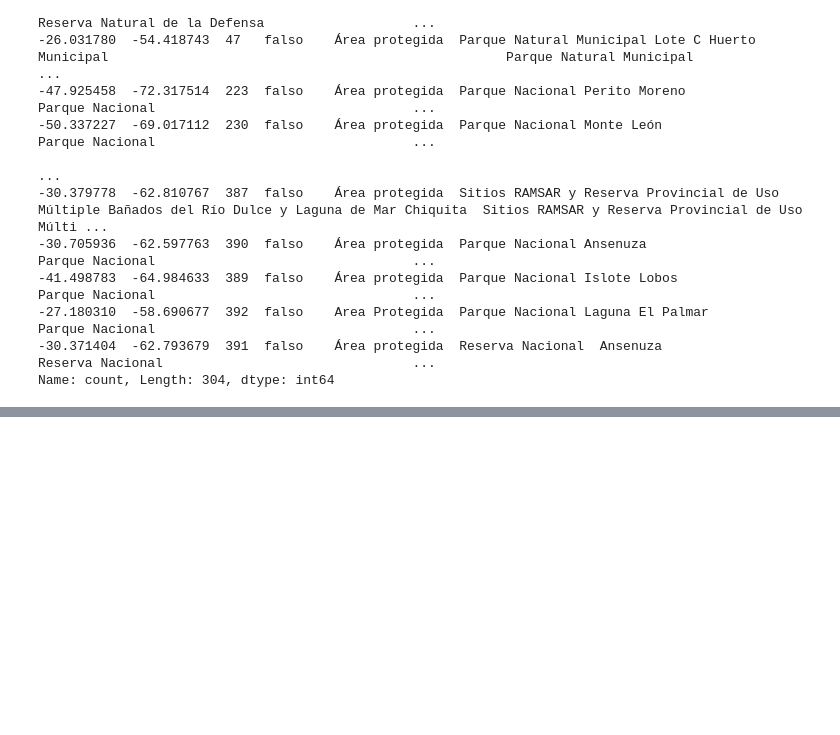
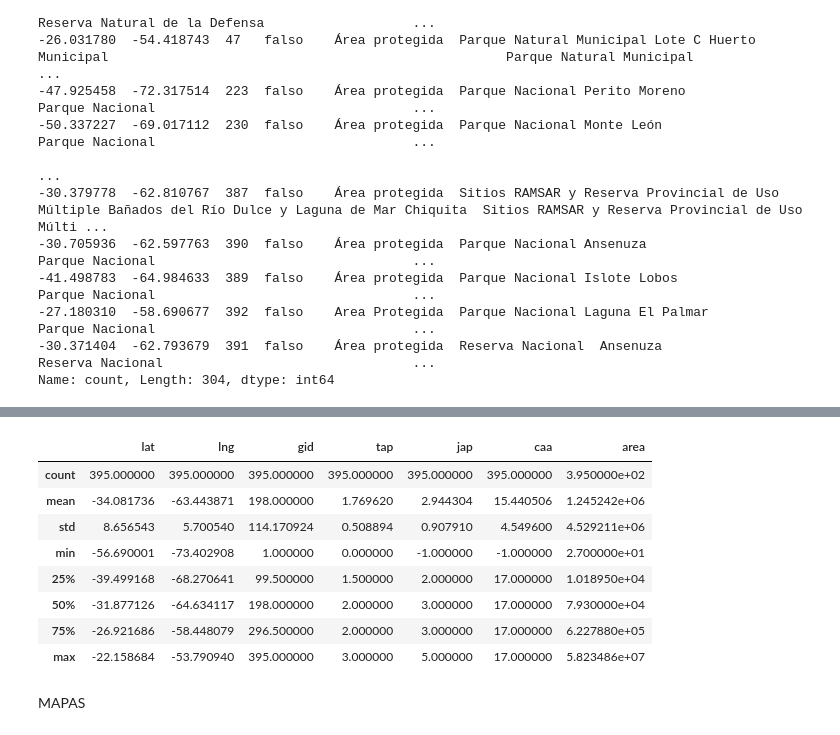
Before and after one commit to AleJndroMoreno/jupyter-, a Jupyter notebook: actividad09.ipynb, the cells around one changed output, grey strips where cells are left out. Drawn from its saved outputs; the diff is of its cells as text; code cells hidden in the pictures; blank space fills up the shorter version.

```diff
--- a/actividad09.ipynb
+++ b/actividad09.ipynb
@@ -139,0 +177,14 @@ import plotly.express as px
+# %%
+areas.describe()
+# %% [output]
+|  | lat | lng | gid | tap | jap | caa | area |
+| count | 395.000000 | 395.000000 | 395.000000 | 395.000000 | 395.000000 | 395.000000 | 3.950000e+02 |
+| mean | -34.081736 | -63.443871 | 198.000000 | 1.769620 | 2.944304 | 15.440506 | 1.245242e+06 |
+| std | 8.656543 | 5.700540 | 114.170924 | 0.508894 | 0.907910 | 4.549600 | 4.529211e+06 |
+| min | -56.690001 | -73.402908 | 1.000000 | 0.000000 | -1.000000 | -1.000000 | 2.700000e+01 |
+| 25% | -39.499168 | -68.270641 | 99.500000 | 1.500000 | 2.000000 | 17.000000 | 1.018950e+04 |
+| 50% | -31.877126 | -64.634117 | 198.000000 | 2.000000 | 3.000000 | 17.000000 | 7.930000e+04 |
+| 75% | -26.921686 | -58.448079 | 296.500000 | 2.000000 | 3.000000 | 17.000000 | 6.227880e+05 |
+| max | -22.158684 | -53.790940 | 395.000000 | 3.000000 | 5.000000 | 17.000000 | 5.823486e+07 |
+# %% [markdown]
+MAPAS
```
Also changed, not shown: parts of 7 cells of this notebook.
